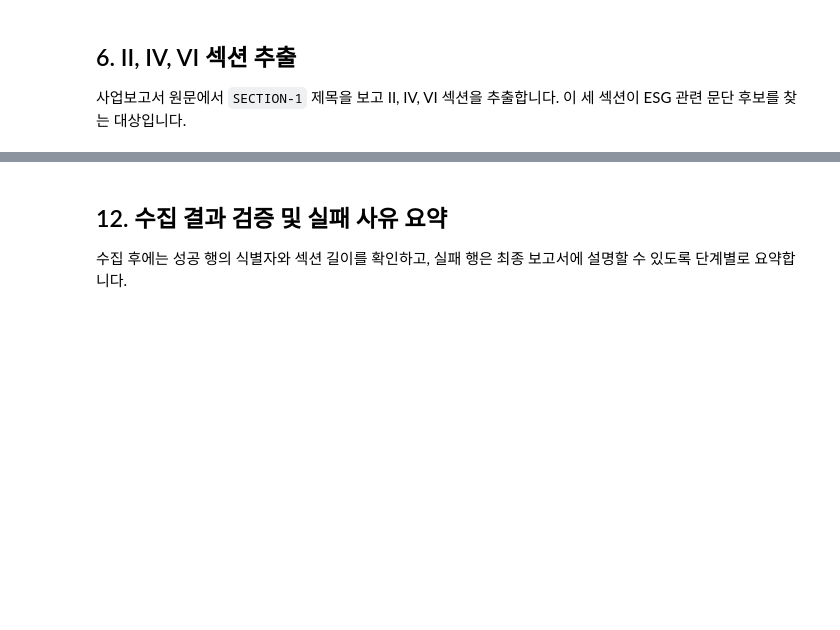
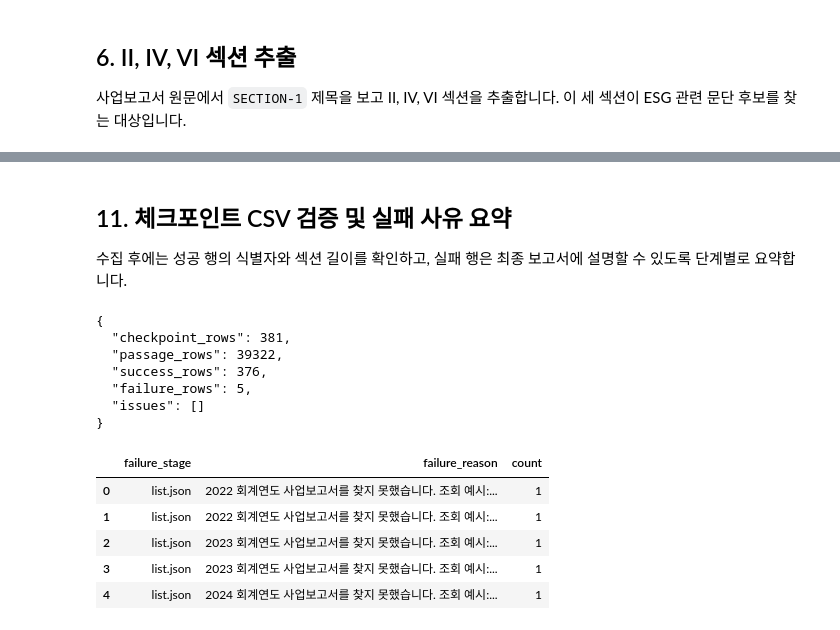
Before and after one commit to sjlee42/esg-dart-project, a Jupyter notebook: notebooks/01_데이터수집.ipynb, the cells around one changed output, grey strips where cells are left out. Saved outputs shown, nothing was run; the diff lists cells and outputs as text; code cells hidden in the pictures; blank space fills up the shorter version.

```diff
--- a/notebooks/01_데이터수집.ipynb
+++ b/notebooks/01_데이터수집.ipynb
@@ -181,8 +193,11 @@ def download_corp_code_xml(force: bool = False) -> Path:
         print(f'캐시 사용: {CORP_CODE_PATH}')
         return CORP_CODE_PATH
 
-    url = f'{OPENDART_BASE}/corpCode.xml'
-    response = requests.get(url, params={'crtfc_key': API_KEY}, timeout=REQUEST_TIMEOUT)
+    response = requests.get(
+        f'{OPENDART_BASE}/corpCode.xml',
+        params={'crtfc_key': API_KEY},
+        timeout=REQUEST_TIMEOUT,
+    )
     response.raise_for_status()
 
     if response.content[:2] != b'PK':
@@ -226,4 +241,6 @@ missing_corp = sorted(set(company_master['stock_code']) - set(stock_to_corp))
 print(f'매핑된 상장 stock_code 수: {len(stock_to_corp):,}')
 print(f'company_master 중 corp_code 미매핑: {len(missing_corp)}')
 print('삼성전자 005930 ->', stock_to_corp.get('005930'))
+if missing_corp:
+    print('미매핑 예시:', missing_corp[:10])
 # %% [output]
@@ -872,42 +890,42 @@ def collect_all(
         end = len(df)
     target = df.iloc[start - 1:end]
 
-    all_status: list[dict[str, Any]] = []
+    all_checkpoints: list[dict[str, Any]] = []
     all_passages: list[dict[str, Any]] = []
 
     print(f'수집 시작: {start}-{end}행, 총 {len(target)}건')
     started_at = time.time()
 
     for offset, (_, row) in enumerate(target.iterrows(), start=0):
-        row_index = start + offset
-        label = f'{row_index:03d}/{end:03d} {row["stock_code"]} {int(row["fiscal_year"])} {row.get("company_name", "")}'
+        row_number = start + offset
+        label = f'{row_number:03d}/{end:03d} {row["stock_code"]} {int(row["fiscal_year"])} {row.get("company_name", "")}'
         try:
-            status, passages = process_firm_year(row_index, row, skip_existing=skip_existing)
+            checkpoint, passages = process_firm_year(row, skip_existing=skip_existing)
         except Exception as exc:
-            status = make_empty_status(row_index, row)
-            status.update({'failure_stage': 'unhandled', 'failure_reason': str(exc)})
+            checkpoint = make_base_checkpoint(row)
+            checkpoint.update({'failure_stage': 'unhandled', 'failure_reason': str(exc)})
             passages = []
 
-        all_status.append(status)
+        all_checkpoints.append(checkpoint)
         all_passages.extend(passages)
-        print(f'{label}: {status["status"]}, passages={status["passage_count"]}, reason={status["failure_reason"]}')
+        print(f'{label}: {checkpoint["status"]}, passages={checkpoint["passage_count"]}, reason={checkpoint["failure_reason"]}')
         time.sleep(SLEEP_BETWEEN_CALLS)
 
-    status_df = pd.DataFrame(all_status, columns=STATUS_COLUMNS)
+    checkpoint_df = pd.DataFrame(all_checkpoints, columns=CHECKPOINT_COLUMNS)
     passages_df = pd.DataFrame(all_passages, columns=PASSAGE_COLUMNS)
 
-    status_df.to_csv(STATUS_CSV_PATH, index=False, encoding='utf-8-sig')
+    checkpoint_df.to_csv(CHECKPOINT_CSV_PATH, index=False, encoding='utf-8-sig')
     passages_df.to_csv(PASSAGES_CSV_PATH, index=False, encoding='utf-8-sig')
 
     elapsed = time.time() - started_at
     print(f'완료: {elapsed:.1f}초')
-    print(status_df['status'].value_counts(dropna=False))
-    print(f'저장: {STATUS_CSV_PATH}')
+    print(checkpoint_df['status'].value_counts(dropna=False))
+    print(f'저장: {CHECKPOINT_CSV_PATH}')
     print(f'저장: {PASSAGES_CSV_PATH}')
-    return status_df, passages_df
+    return checkpoint_df, passages_df
 
 
-# 전체 실행입니다. OpenDART API 호출이 많이 발생합니다.
-status_df, passages_df = collect_all(skip_existing=True)
+# 전체 381행 수집입니다. 필요할 때 주석을 해제해 실행하세요.
+checkpoint_df, passages_df = collect_all(skip_existing=True)
 # %% [output]
 수집 시작: 1-381행, 총 381건
@@ -931,5 +948,5 @@ KeyboardInterrupt:
 # %% [markdown]
-## 12. 수집 결과 검증 및 실패 사유 요약
+## 11. 체크포인트 CSV 검증 및 실패 사유 요약
 
 수집 후에는 성공 행의 식별자와 섹션 길이를 확인하고, 실패 행은 최종 보고서에 설명할 수 있도록 단계별로 요약합니다.
 # %%
@@ -986,0 +1015,16 @@ def validate_collection_outputs(
+# %%
+output_validation = validate_collection_outputs()
+# %% [output]
+{
+  "checkpoint_rows": 381,
+  "passage_rows": 39322,
+  "success_rows": 376,
+  "failure_rows": 5,
+  "issues": []
+}
+|  | failure_stage | failure_reason | count |
+| 0 | list.json | 2022 회계연도 사업보고서를 찾지 못했습니다. 조회 예시:... | 1 |
+| 1 | list.json | 2022 회계연도 사업보고서를 찾지 못했습니다. 조회 예시:... | 1 |
+| 2 | list.json | 2023 회계연도 사업보고서를 찾지 못했습니다. 조회 예시:... | 1 |
+| 3 | list.json | 2023 회계연도 사업보고서를 찾지 못했습니다. 조회 예시:... | 1 |
+| 4 | list.json | 2024 회계연도 사업보고서를 찾지 못했습니다. 조회 예시:... | 1 |
```
Also changed, not shown: parts of 24 cells of this notebook, 4 other files.
